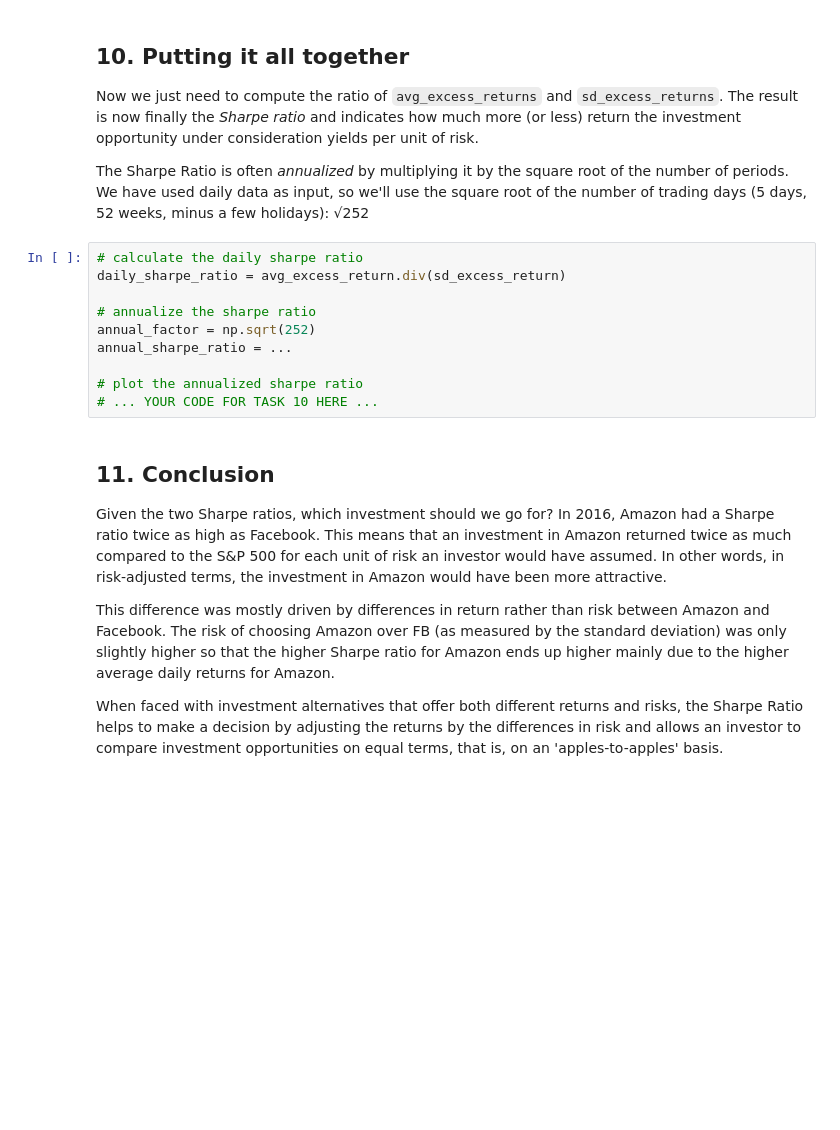
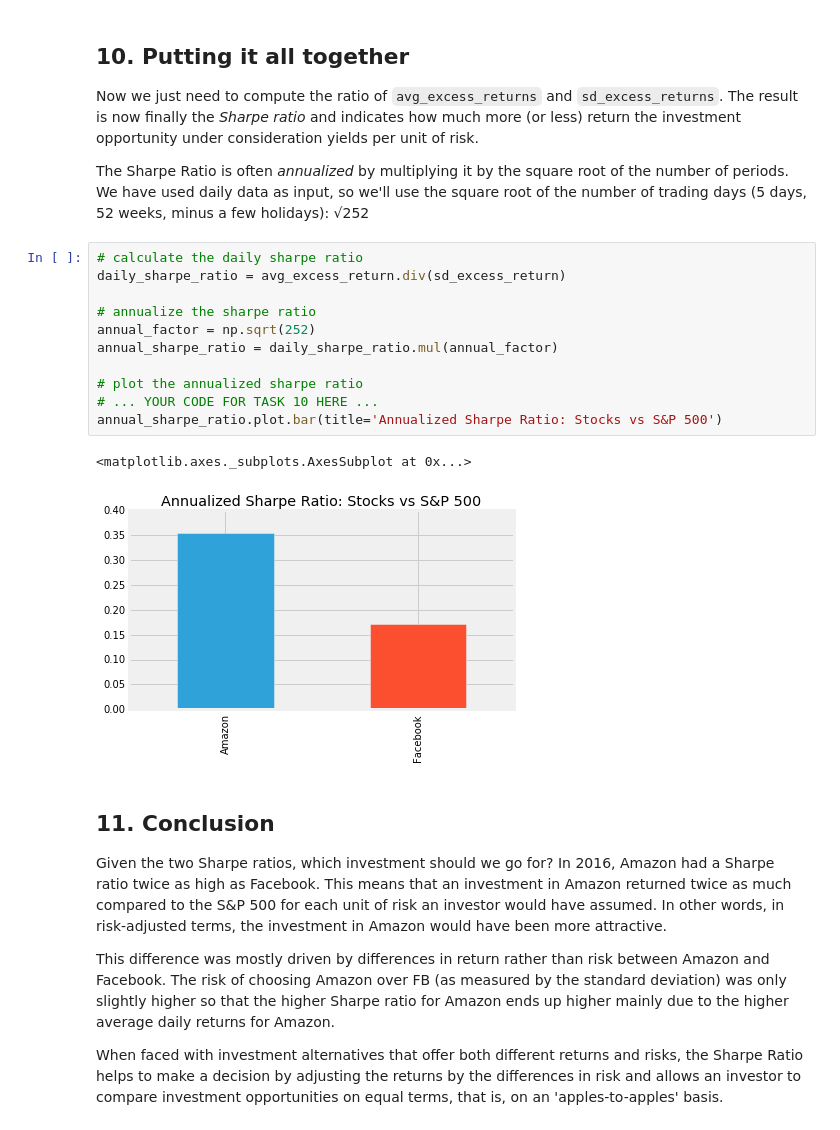
Before and after one commit to ankitjainb27/Data-Camp-Projects, a Jupyter notebook: Risk and Returns: The Sharpe Ratio/notebook.ipynb, the cells around one changed output. Cells and saved outputs as stored; diff of their text form; blank space fills up the shorter version.

```diff
--- a/Risk and Returns: The Sharpe Ratio/notebook.ipynb
+++ b/Risk and Returns: The Sharpe Ratio/notebook.ipynb
@@ -207,13 +207,17 @@ sd_excess_return.plot.bar(title='Standard Deviation of the Return Difference')
 # %%
 # calculate the daily sharpe ratio
 daily_sharpe_ratio = avg_excess_return.div(sd_excess_return)
 
 # annualize the sharpe ratio
 annual_factor = np.sqrt(252)
-annual_sharpe_ratio = ...
+annual_sharpe_ratio = daily_sharpe_ratio.mul(annual_factor)
 
 # plot the annualized sharpe ratio
 # ... YOUR CODE FOR TASK 10 HERE ...
+annual_sharpe_ratio.plot.bar(title='Annualized Sharpe Ratio: Stocks vs S&P 500')
+# %% [output]
+<matplotlib.axes._subplots.AxesSubplot at 0x...>
+[figure, added]
 # %% [markdown]
 ## 11. Conclusion
 <p>Given the two Sharpe ratios, which investment should we go for? In 2016, Amazon had a Sharpe ratio twice as high as Facebook. This means that an investment in Amazon returned twice as much compared to the S&amp;P 500 for each unit of risk an investor would have assumed. In other words, in risk-adjusted terms, the investment in Amazon would have been more attractive.</p>
```
Also changed, not shown: parts of 1 cell of this notebook, 39 other files.
